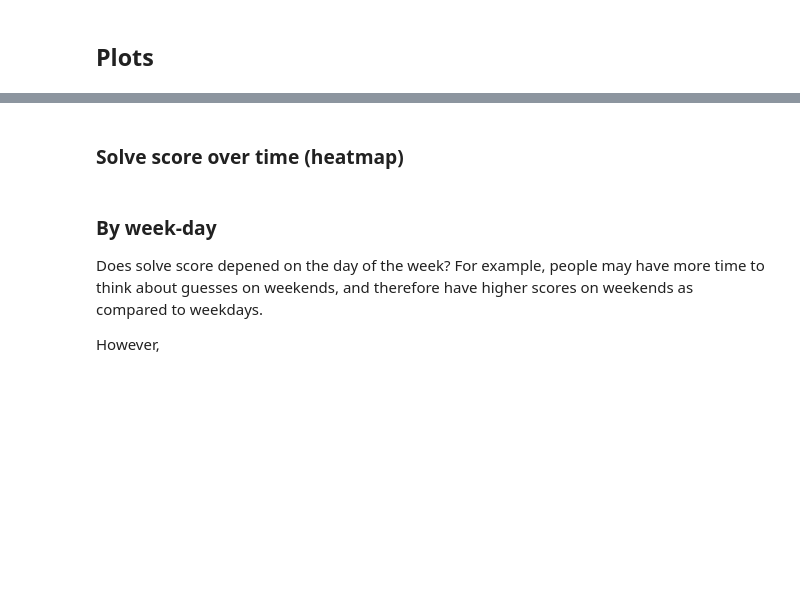
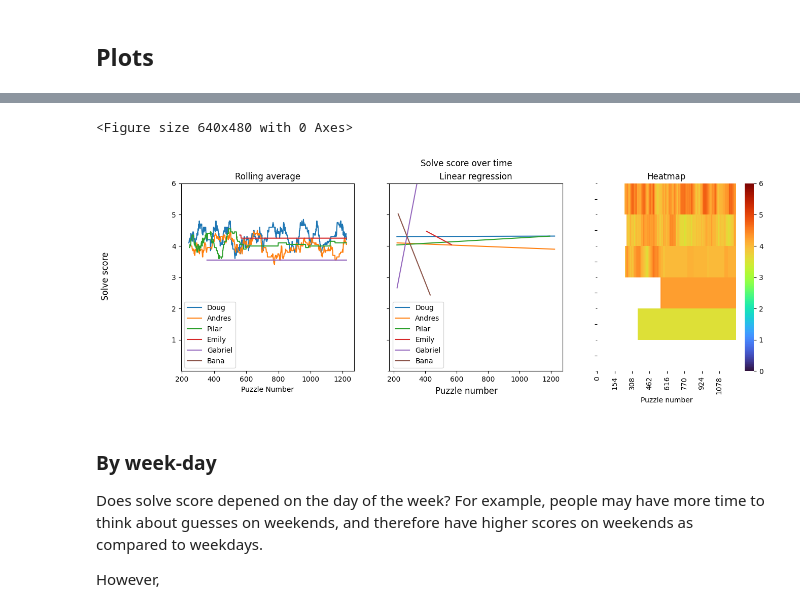
Before and after one commit to craneab/Wordle-Analyzer, a Jupyter notebook: Data Analysis.ipynb, the cells around one changed output, grey strips where cells are left out. Saved outputs shown, nothing was run; the diff lists cells and outputs as text; code cells hidden in the pictures; blank space fills up the shorter version.

```diff
--- a/Data Analysis.ipynb
+++ b/Data Analysis.ipynb
@@ -42,25 +70,45 @@ To calculate
 # %%
 # Set up pandas dataframe with rolling average
 df = data.rolling(20)
 
 
 # Plot scatterplot for solve score over time
 score_over_time = plt.figure(2)
 
-fig, ax = plt.subplots()
-plot = df.plot(title="Score over time (rolling average)",
+myfig, myax = plt.subplots(1,3)
+df.plot(title="Rolling average",
                subplots=False,
-               ax=ax,
+               ax=myax[0],
                sharey=True,
                sharex=True,
                ylim=[0,6],
-               yticks=range(1,7,1))
+               yticks=range(1,7,1),
+               xlabel='Puzzle Number')
 
-#for myax in plot:
-#    myax.legend(bbox_to_anchor=(1.05, 1), loc='upper left')
+# Plot linear regression
+df_predicted = data.linear_reg()
+#df_predicted.drop('Puzzle Number', axis=1,inplace=True)
+df_predicted.plot(
+    title='Linear regression',
+    ax=myax[1],
+    ylim=[0,6],
+    yticks=range(1,7,1)
+)
+
+# Plot heatmap of correlation
+sns.heatmap(df.transpose(),
+                 cmap='turbo',
+                 vmin=0,
+                 vmax=6,
+                 ax=myax[2])
+myax[2].set(title='Heatmap',
+       xlabel='Puzzle number')
 
 #fig.tight_layout()
-fig.supylabel('Solve score')
-fig.supxlabel('Puzzle number')
+myfig.suptitle('Solve score over time')
+myfig.supylabel('Solve score')
+myfig.supxlabel('Puzzle number')
+myfig.set_figwidth(15)
+# %% [output]
+<Figure size 640x480 with 0 Axes>
+[figure, added]
-# %% [markdown]
-### Solve score over time (heatmap)
```
Also changed, not shown: parts of 12 cells of this notebook, 2 other files.
